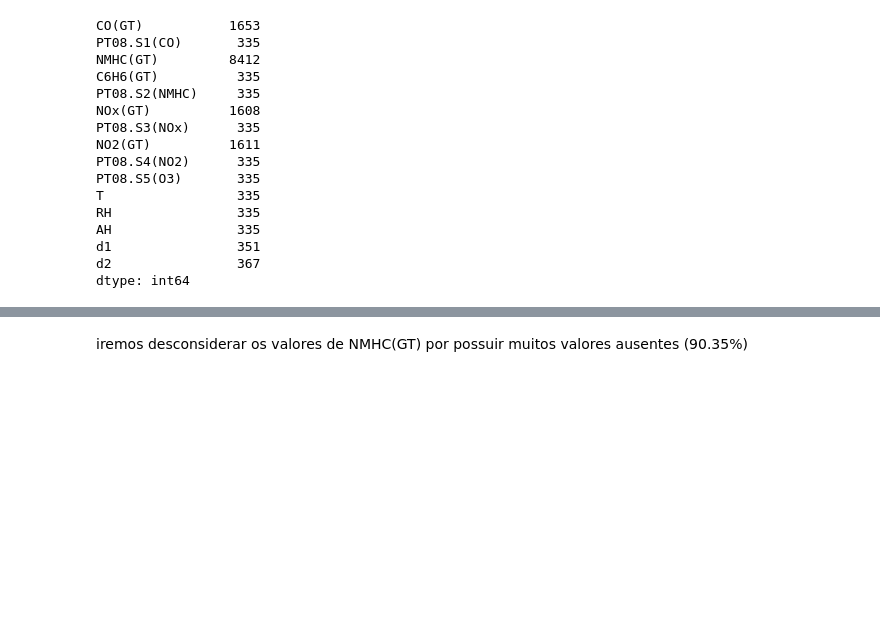
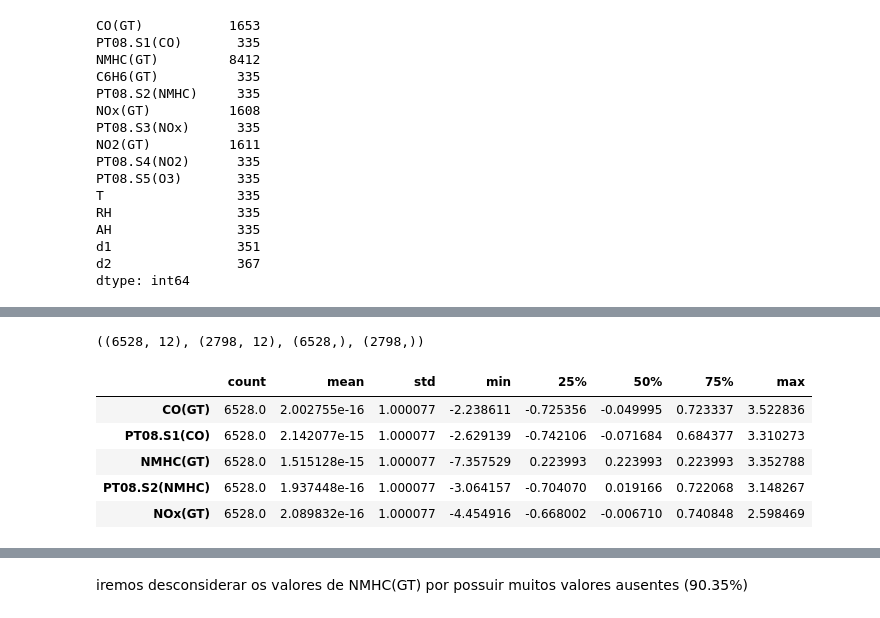
Before and after one commit to diego-nac/ica-homeworks, a Jupyter notebook: homework2/code.ipynb, the cells around one changed output, grey strips where cells are left out. Saved outputs shown, nothing was run; the diff lists cells and outputs as text; code cells hidden in the pictures; blank space fills up the shorter version.

```diff
--- a/homework2/code.ipynb
+++ b/homework2/code.ipynb
@@ -272,0 +288,20 @@ dtype: int64
+# %%
+def time_train_test_split(X, y, train_size=0.7):
+    n = len(X)
+    n_train = int(n * train_size)
+    X_train = X.iloc[:n_train].copy()
+    X_test = X.iloc[n_train:].copy()
+    y_train = y.iloc[:n_train].copy()
+    y_test = y.iloc[n_train:].copy()
+    return X_train, X_test, y_train, y_test
+# %%
+X, y = build_feature_target_matrices(air_quality, TARGET_COL)
+X_train, X_test, y_train, y_test = time_train_test_split(
+    X,
+    y,
+    train_size=PER_TRAIN / 100
+)
+
+X_train.shape, X_test.shape, y_train.shape, y_test.shape
+# %% [output]
+((6528, 12), (2798, 12), (6528,), (2798,))
@@ -272,0 +329,11 @@ dtype: int64
+# %%
+X_train_z, X_test_z, log_z_params = log_zscore_fit_transform(X_train, X_test)
+
+X_train_z.describe().T.head()
+# %% [output]
+|  | count | mean | std | min | 25% | 50% | 75% | max |
+| CO(GT) | 6528.0 | 2.002755e-16 | 1.000077 | -2.238611 | -0.725356 | -0.049995 | 0.723337 | 3.522836 |
+| PT08.S1(CO) | 6528.0 | 2.142077e-15 | 1.000077 | -2.629139 | -0.742106 | -0.071684 | 0.684377 | 3.310273 |
+| NMHC(GT) | 6528.0 | 1.515128e-15 | 1.000077 | -7.357529 | 0.223993 | 0.223993 | 0.223993 | 3.352788 |
+| PT08.S2(NMHC) | 6528.0 | 1.937448e-16 | 1.000077 | -3.064157 | -0.704070 | 0.019166 | 0.722068 | 3.148267 |
+| NOx(GT) | 6528.0 | 2.089832e-16 | 1.000077 | -4.454916 | -0.668002 | -0.006710 | 0.740848 | 2.598469 |
```
Also changed, not shown: parts of 8 cells of this notebook, 1 other file.
